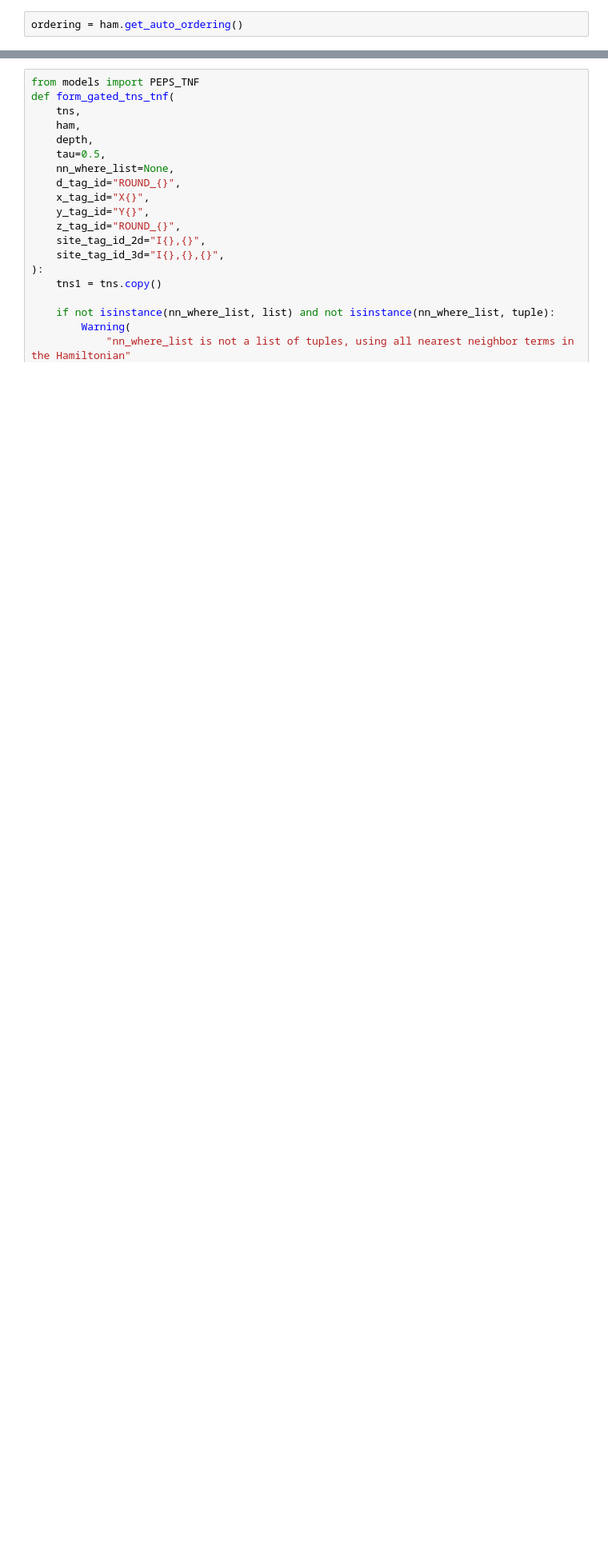
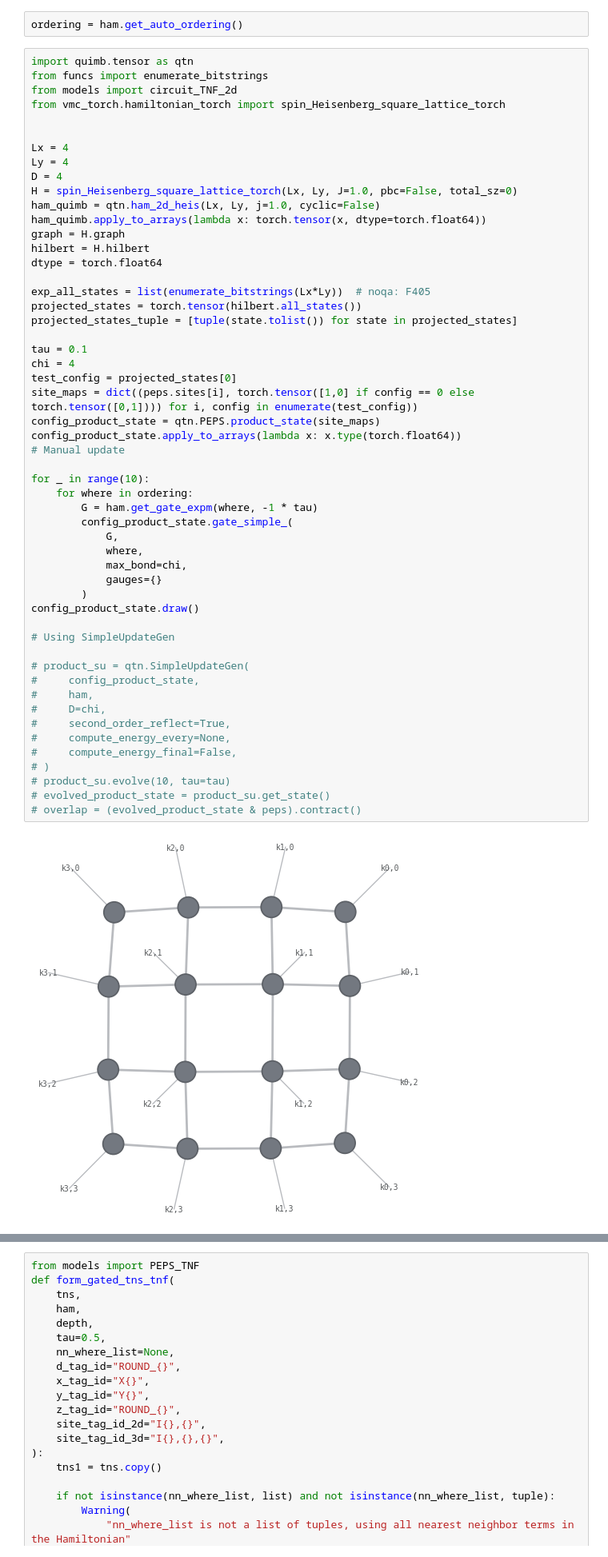
Before and after one commit to sjdu10/vmc_torch, a Jupyter notebook: vmc_torch/experiment/circuitTNF/test_2d.ipynb, the cells around one changed output, grey strips where cells are left out. Shown at 80% size. Cells and saved outputs as stored; diff of their text form; blank space fills up the shorter version.

```diff
--- a/vmc_torch/experiment/circuitTNF/test_2d.ipynb
+++ b/vmc_torch/experiment/circuitTNF/test_2d.ipynb
@@ -54,3 +50,58 @@ params, skeleton = pickle.load(open(f"./2D/circuitTNF_heis2D_Lx{Lx}_Ly{Ly}_D{D}_
 peps = qtn.unpack(params, skeleton)
 # %%
 ordering = ham.get_auto_ordering()
+# %%
+import quimb.tensor as qtn
+from funcs import enumerate_bitstrings
+from models import circuit_TNF_2d
+from vmc_torch.hamiltonian_torch import spin_Heisenberg_square_lattice_torch
+
+
+Lx = 4
+Ly = 4
+D = 4
+H = spin_Heisenberg_square_lattice_torch(Lx, Ly, J=1.0, pbc=False, total_sz=0)
+ham_quimb = qtn.ham_2d_heis(Lx, Ly, j=1.0, cyclic=False)
+ham_quimb.apply_to_arrays(lambda x: torch.tensor(x, dtype=torch.float64))
+graph = H.graph
+hilbert = H.hilbert
+dtype = torch.float64
+
+exp_all_states = list(enumerate_bitstrings(Lx*Ly))  # noqa: F405
+projected_states = torch.tensor(hilbert.all_states())
+projected_states_tuple = [tuple(state.tolist()) for state in projected_states]
+
+tau = 0.1
+chi = 4
+test_config = projected_states[0]
+site_maps = dict((peps.sites[i], torch.tensor([1,0] if config == 0 else torch.tensor([0,1]))) for i, config in enumerate(test_config))
+config_product_state = qtn.PEPS.product_state(site_maps)
+config_product_state.apply_to_arrays(lambda x: x.type(torch.float64))
+# Manual update
+
+for _ in range(10):
+    for where in ordering:
+        G = ham.get_gate_expm(where, -1 * tau)
+        config_product_state.gate_simple_(
+            G,
+            where,
+            max_bond=chi,
+            gauges={}
+        )
+config_product_state.draw()
+
+# Using SimpleUpdateGen
+
+# product_su = qtn.SimpleUpdateGen(
+#     config_product_state,
+#     ham,
+#     D=chi,
+#     second_order_reflect=True,
+#     compute_energy_every=None,
+#     compute_energy_final=False,
+# )
+# product_su.evolve(10, tau=tau)
+# evolved_product_state = product_su.get_state()
+# overlap = (evolved_product_state & peps).contract()
+# %% [output]
+[figure, added]
```
Also changed, not shown: parts of 4 cells of this notebook, 9 other files.
